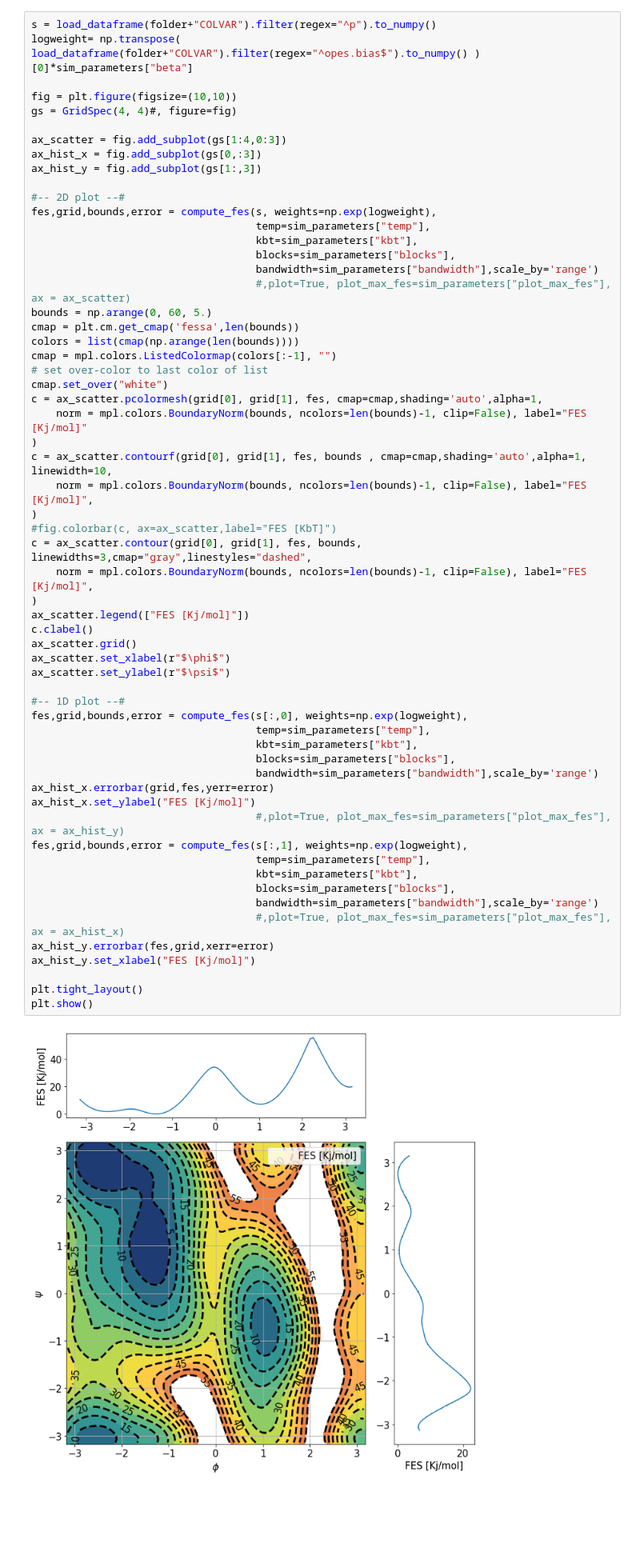
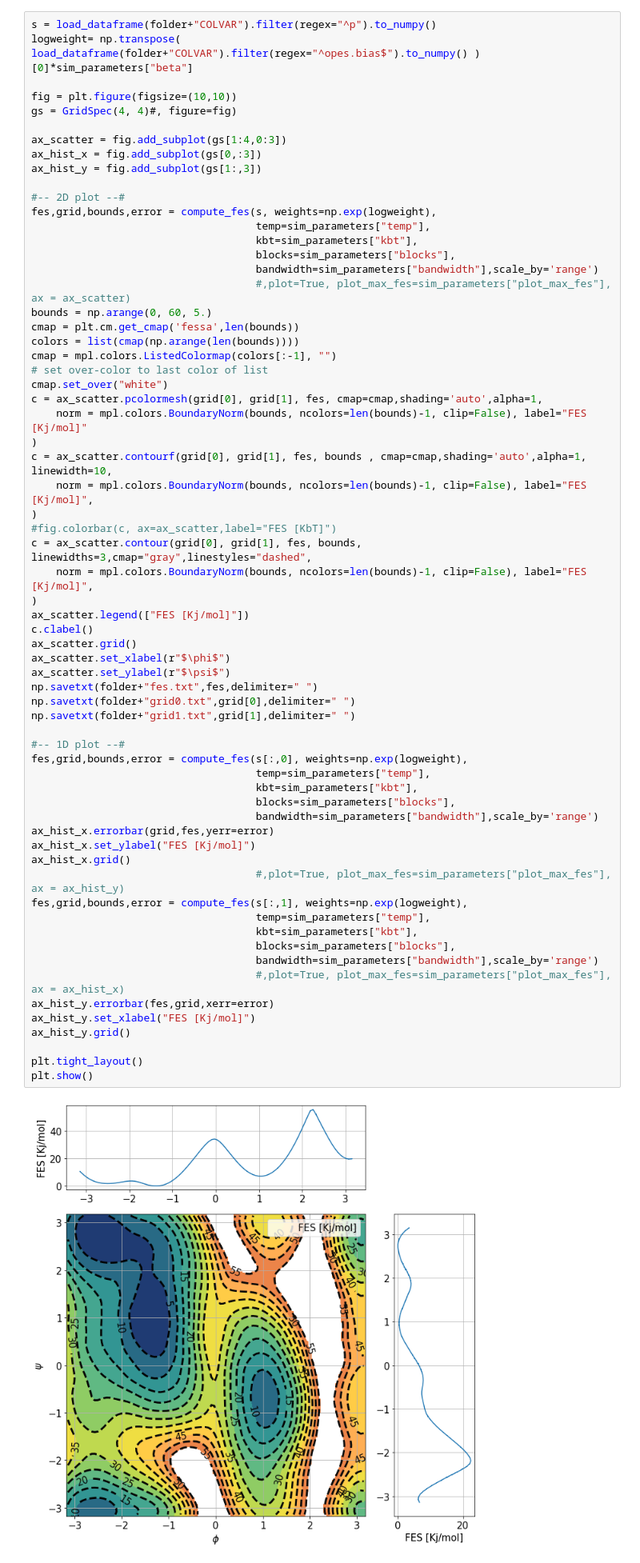
Before and after one commit to nicolopedrani/Hyper-TICA, a Jupyter notebook: Alanine/Benchmark.ipynb, the cells around one changed output. Shown at 80% size. Saved outputs shown, nothing was run; the diff lists cells and outputs as text; blank space fills up the shorter version.

```diff
--- a/Alanine/Benchmark.ipynb
+++ b/Alanine/Benchmark.ipynb
@@ -116,34 +117,39 @@ c = ax_scatter.contourf(grid[0], grid[1], fes, bounds , cmap=cmap,shading='auto'
 c = ax_scatter.contour(grid[0], grid[1], fes, bounds, linewidths=3,cmap="gray",linestyles="dashed",
     norm = mpl.colors.BoundaryNorm(bounds, ncolors=len(bounds)-1, clip=False), label="FES [Kj/mol]",
 )
 ax_scatter.legend(["FES [Kj/mol]"])
 c.clabel()
 ax_scatter.grid()
 ax_scatter.set_xlabel(r"$\phi$")
 ax_scatter.set_ylabel(r"$\psi$")
+np.savetxt(folder+"fes.txt",fes,delimiter=" ")
+np.savetxt(folder+"grid0.txt",grid[0],delimiter=" ")
+np.savetxt(folder+"grid1.txt",grid[1],delimiter=" ")
 
 #-- 1D plot --#
 fes,grid,bounds,error = compute_fes(s[:,0], weights=np.exp(logweight),
                                     temp=sim_parameters["temp"],
                                     kbt=sim_parameters["kbt"],
                                     blocks=sim_parameters["blocks"],
                                     bandwidth=sim_parameters["bandwidth"],scale_by='range')
 ax_hist_x.errorbar(grid,fes,yerr=error)
 ax_hist_x.set_ylabel("FES [Kj/mol]")
+ax_hist_x.grid()
                                     #,plot=True, plot_max_fes=sim_parameters["plot_max_fes"], ax = ax_hist_y)
 fes,grid,bounds,error = compute_fes(s[:,1], weights=np.exp(logweight),
                                     temp=sim_parameters["temp"],
                                     kbt=sim_parameters["kbt"],
                                     blocks=sim_parameters["blocks"],
                                     bandwidth=sim_parameters["bandwidth"],scale_by='range')
                                     #,plot=True, plot_max_fes=sim_parameters["plot_max_fes"], ax = ax_hist_x)
 ax_hist_y.errorbar(fes,grid,xerr=error)
 ax_hist_y.set_xlabel("FES [Kj/mol]")
+ax_hist_y.grid()
 
 plt.tight_layout()
 plt.show()
 # %% [output]
-[figure, old version]
+[figure, new version]
 # %%
 data = load_dataframe(folder+"COLVAR")
 descriptors_names = data.filter(regex='^p').columns.values
```
Also changed, not shown: parts of 1 cell of this notebook, 30 other files.
